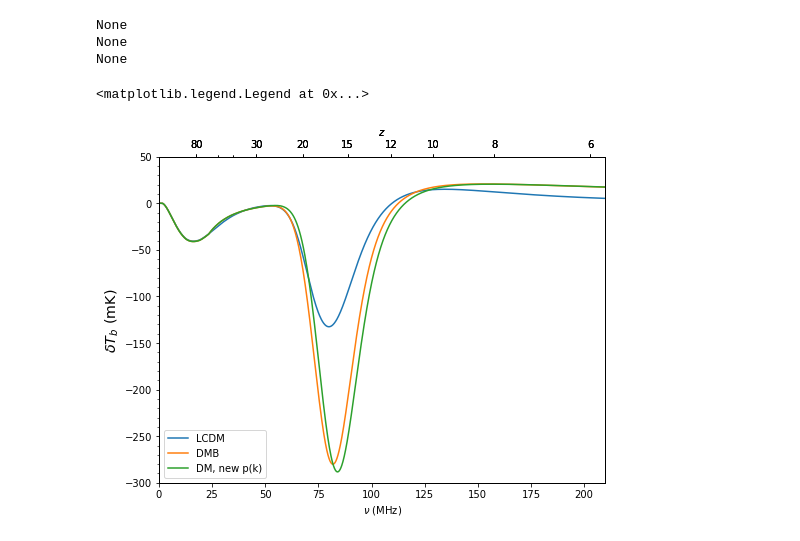
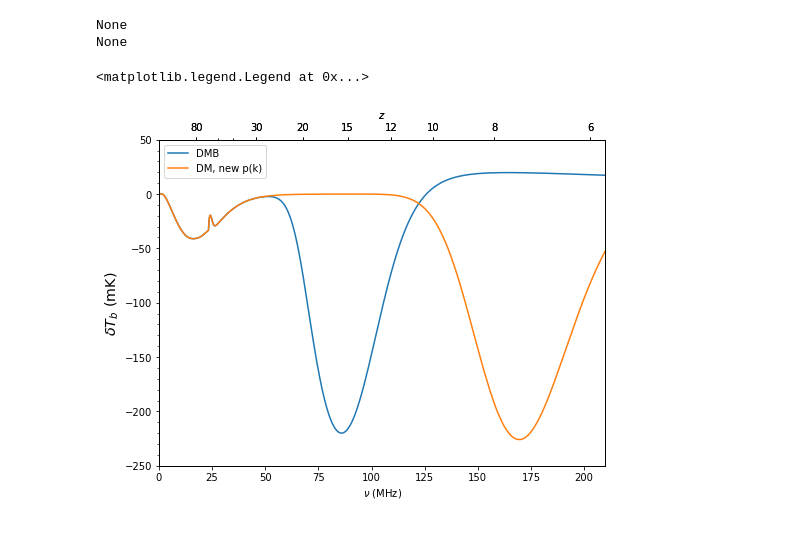
Before and after one commit to treydriskell/millicharge21cm, a Jupyter notebook: analysis/demo.ipynb, the cells around one changed output. Drawn from its saved outputs; the diff is of its cells as text; code cells hidden in the pictures.

Commit message:
add sim test

```diff
--- a/analysis/demo.ipynb
+++ b/analysis/demo.ipynb
@@ -4,10 +1,16 @@ from millicharge.params import LCDMParams, DMBParams, ARESParams
 # %%
+import ares
+from millicharge.params import LCDMParams, DMBParams, ARESParams
+
+sigma = 5e-40
+verbose = False
+
 lcdm_cosmo = LCDMParams()
-dmb_cosmo = DMBParams()
+dmb_cosmo = DMBParams(sigma_dmb=sigma)
 
-lcdm = ARESParams(lcdm_cosmo)
-dmb = ARESParams(dmb_cosmo)
-dmb_newpk = ARESParams(dmb_cosmo, use_classy_pk=True)
+lcdm = ARESParams(lcdm_cosmo, verbose=verbose)
+dmb = ARESParams(dmb_cosmo, verbose=verbose)
+dmb_newpk = ARESParams(dmb_cosmo, use_classy_pk=True, verbose=verbose)
 
 sim_lcdm = ares.simulations.Global21cm(**lcdm.all_kwargs)
 sim_dmb = ares.simulations.Global21cm(**dmb.all_kwargs)
@@ -33,21 +21,35 @@ Using DMBParams.  Setting include_dm to True.
+# %%
+import numpy as np
+
+def test_sim(sim):
+    halos = sim.pops[0].halos
+    for attr in ["tab_k_lin", "tab_ps_lin", "tab_ngtm", "tab_M"]:
+        val = getattr(halos, attr)
+        try:
+            assert np.isnan(val).sum() == 0
+        except AssertionError:
+            raise(f'Failed at {attr}, which has some nans.')
+
+# test_sim(sim_lcdm)
+test_sim(sim_dmb)
+test_sim(sim_dmb_newpk)
+# %% [output]
+None
+None
 # %%
 sim_dmb.run()
-sim_lcdm.run()
 sim_dmb_newpk.run()
+# sim_lcdm.run()
-# %% [output]
-None
-None
-None
 # %%
 import matplotlib.pyplot as plt
 
 fig, ax = plt.subplots(figsize=(8,6))
 
-sim_lcdm.GlobalSignature(ax=ax, label=r'LCDM')
+# sim_lcdm.GlobalSignature(ax=ax, label=r'LCDM')
 sim_dmb.GlobalSignature(ax=ax, label=r'DMB')
 sim_dmb_newpk.GlobalSignature(ax=ax, label='DM, new p(k)')
 
 ax.legend()
 # %% [output]
 <matplotlib.legend.Legend at 0x...>
-[figure, old version]
+[figure, new version]
```
Also changed, not shown: parts of 5 cells of this notebook, 4 other files.
